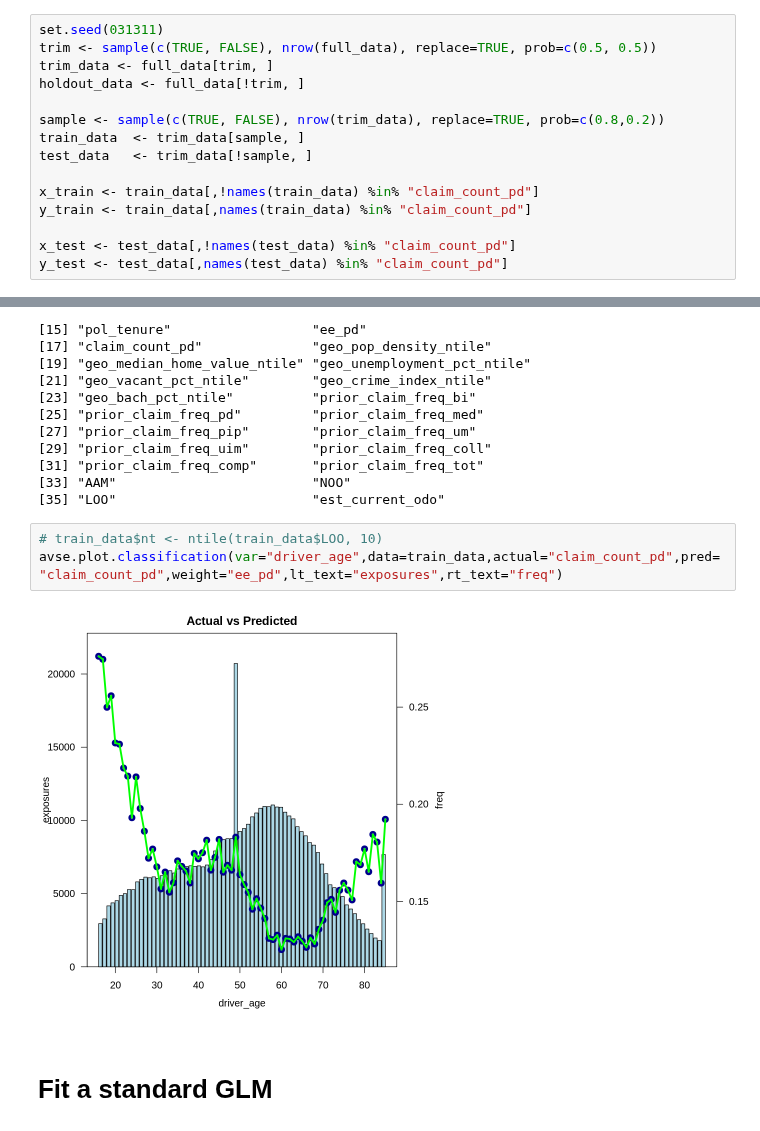
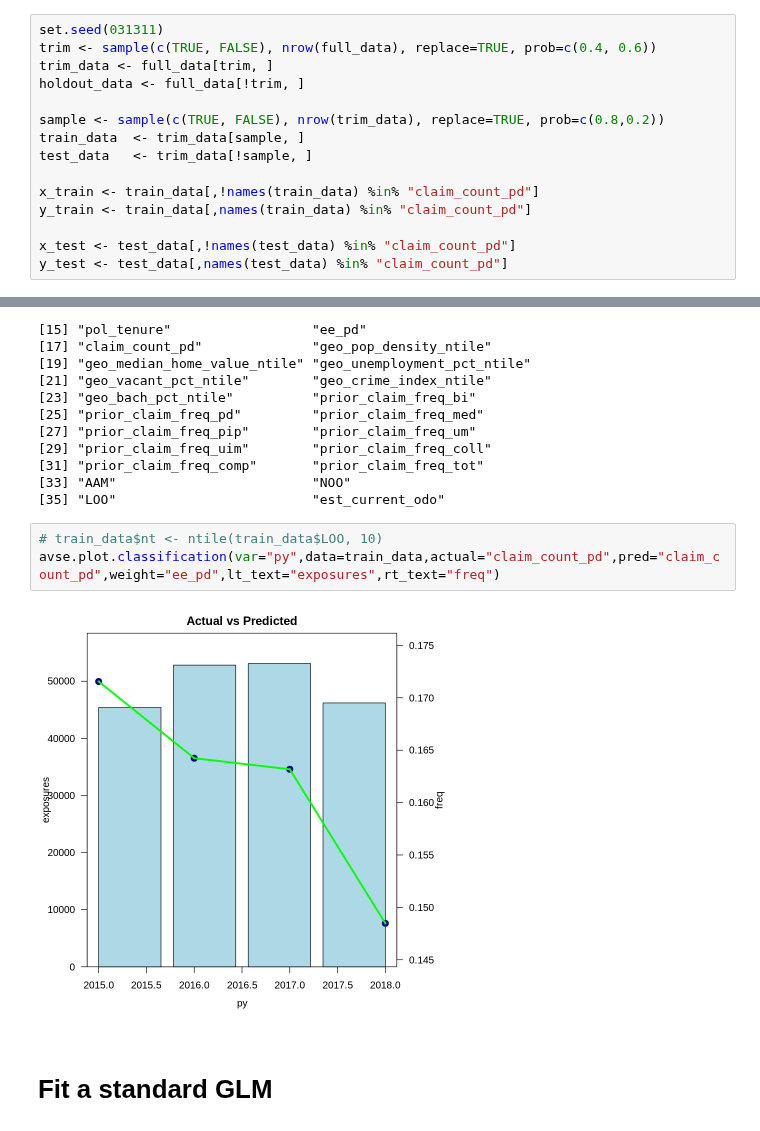
Before and after one commit to aparnasree2020/CAS_RPM_2023_GBM, a Jupyter notebook: RPM_XGBoost_Models_AXS_1M.ipynb, the cells around one changed output, grey strips where cells are left out. Cells and saved outputs as stored; diff of their text form.

```diff
--- a/RPM_XGBoost_Models_AXS_1M.ipynb
+++ b/RPM_XGBoost_Models_AXS_1M.ipynb
@@ -131,7 +131,7 @@ unlink(temp)
 full_data = gbm_data
 # %%
 set.seed(031311)
-trim <- sample(c(TRUE, FALSE), nrow(full_data), replace=TRUE, prob=c(0.5, 0.5))
+trim <- sample(c(TRUE, FALSE), nrow(full_data), replace=TRUE, prob=c(0.4, 0.6))
 trim_data <- full_data[trim, ]
 holdout_data <- full_data[!trim, ]
 
@@ -179,9 +179,9 @@ colnames(train_data)
 [35] "LOO"                         "est_current_odo"
 # %%
 # train_data$nt <- ntile(train_data$LOO, 10)
-avse.plot.classification(var="driver_age",data=train_data,actual="claim_count_pd",pred="claim_count_pd",weight="ee_pd",lt_text="exposures",rt_text="freq")
+avse.plot.classification(var="py",data=train_data,actual="claim_count_pd",pred="claim_count_pd",weight="ee_pd",lt_text="exposures",rt_text="freq")
 # %% [output]
-[figure, old version]
+[figure, new version]
 # %% [markdown]
 # Fit a standard GLM
 # %%
```
Also changed, not shown: parts of 1 cell of this notebook.
